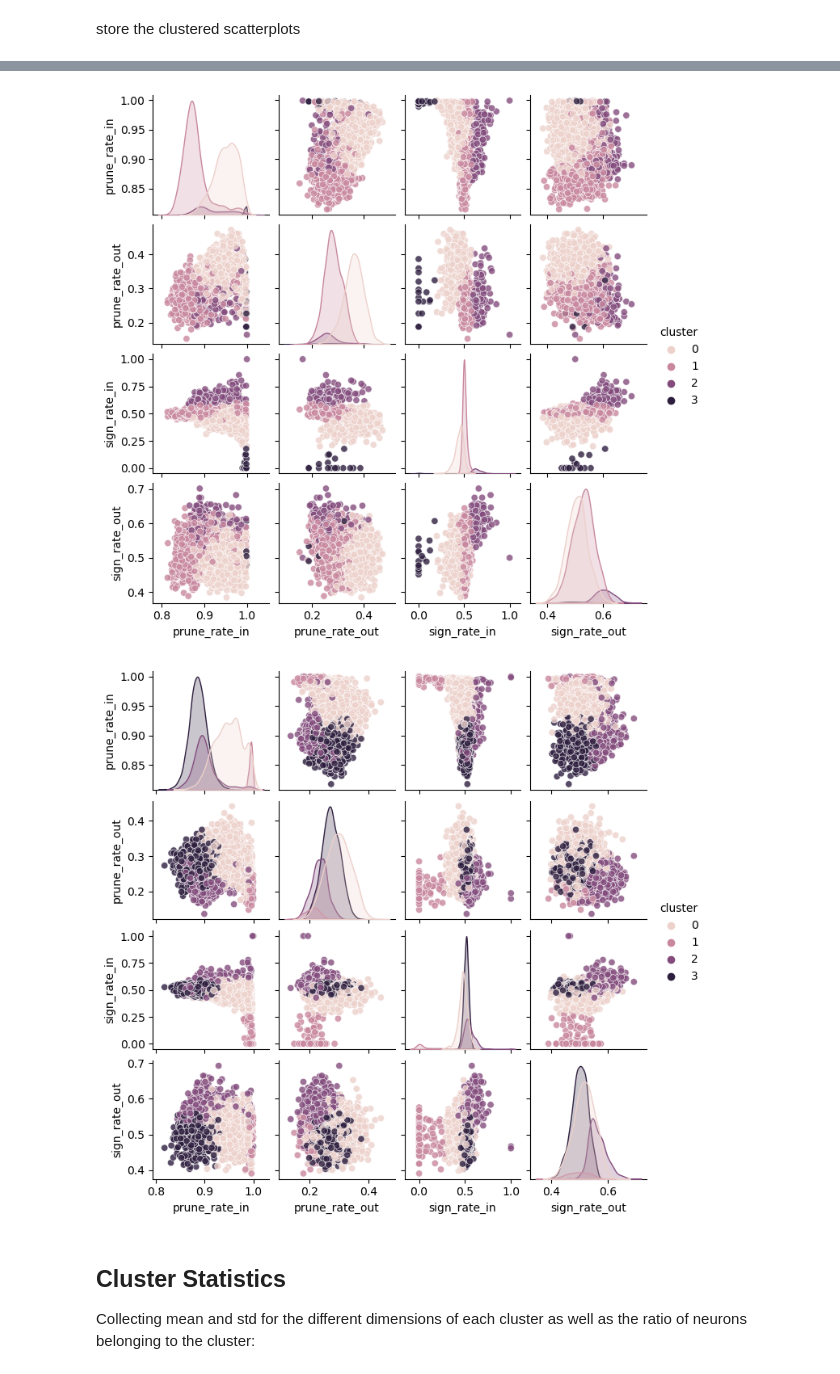
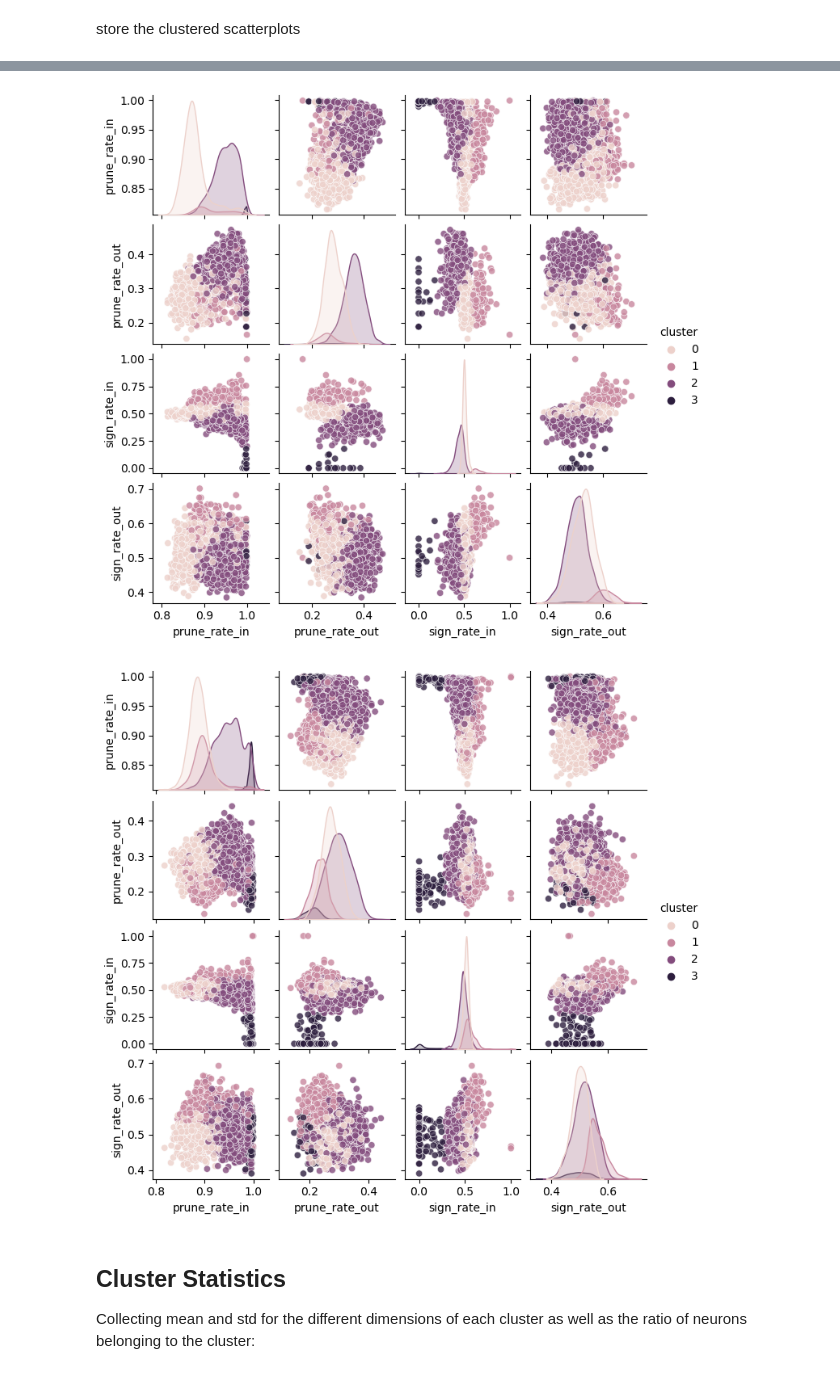
Before and after one commit to Ernalein/ThesisLTH, a Jupyter notebook: 5a Clustering.ipynb, the cells around one changed output, grey strips where cells are left out. Saved outputs shown, nothing was run; the diff lists cells and outputs as text; code cells hidden in the pictures.

```diff
--- a/5a Clustering.ipynb
+++ b/5a Clustering.ipynb
@@ -59,16 +59,34 @@ store the clustered scatterplots
 # %%
 def store_clustered_sign_distr(dataset_names, layer, n_wts, n_clusters):
 
     for d_name in dataset_names:
+
+        # get the collective sign distributions and cluster them
         coll_sign_distr = get_collective_sign_distr(n_wts, f"{d_name}_IMP",layer)
         clustered_sign_distr = cluster_sign_distr(coll_sign_distr, n_clusters=n_clusters, algorithm=AgglomerativeClustering)
+
+        # relabel tha cluster uniformly
+        labels = clustered_sign_distr[["cluster"]]
+        copy_labels = copy.copy(labels)
+        if d_name == "CINIC":
+            copy_labels[labels["cluster"] == 0] = 2 # make 0 2
+            copy_labels[labels["cluster"] == 1] = 0 # make 1 0
+            copy_labels[labels["cluster"] == 2] = 1 # make 2 1
+        elif d_name == "SVHN":
+            copy_labels[labels["cluster"] == 0] = 2# make 0 2
+            copy_labels[labels["cluster"] == 1] = 3 # make 1 3
+            copy_labels[labels["cluster"] == 2] = 1 # make 2 1
+            copy_labels[labels["cluster"] == 3] = 0 # make 3 0
+        clustered_sign_distr["cluster"] = copy_labels
+
+        # store the clustered scatterplot
         sns.pairplot(clustered_sign_distr, hue="cluster", height=1.75, kind='scatter', plot_kws={'alpha':0.8}).savefig(f"5b Clusters/clustered({n_clusters})_coll_sign_distr_{d_name}_{layer}.png")
 
 store_clustered_sign_distr(["CIFAR","CINIC","SVHN"], "dense1", 15, 4)
 # %% [output]
 [figure]
-[figure, old version]
+[figure, new version]
-[figure, old version]
+[figure, new version]
 # %% [markdown]
 ## Cluster Statistics
 
```
Also changed, not shown: parts of 2 cells of this notebook, 4 other files.
